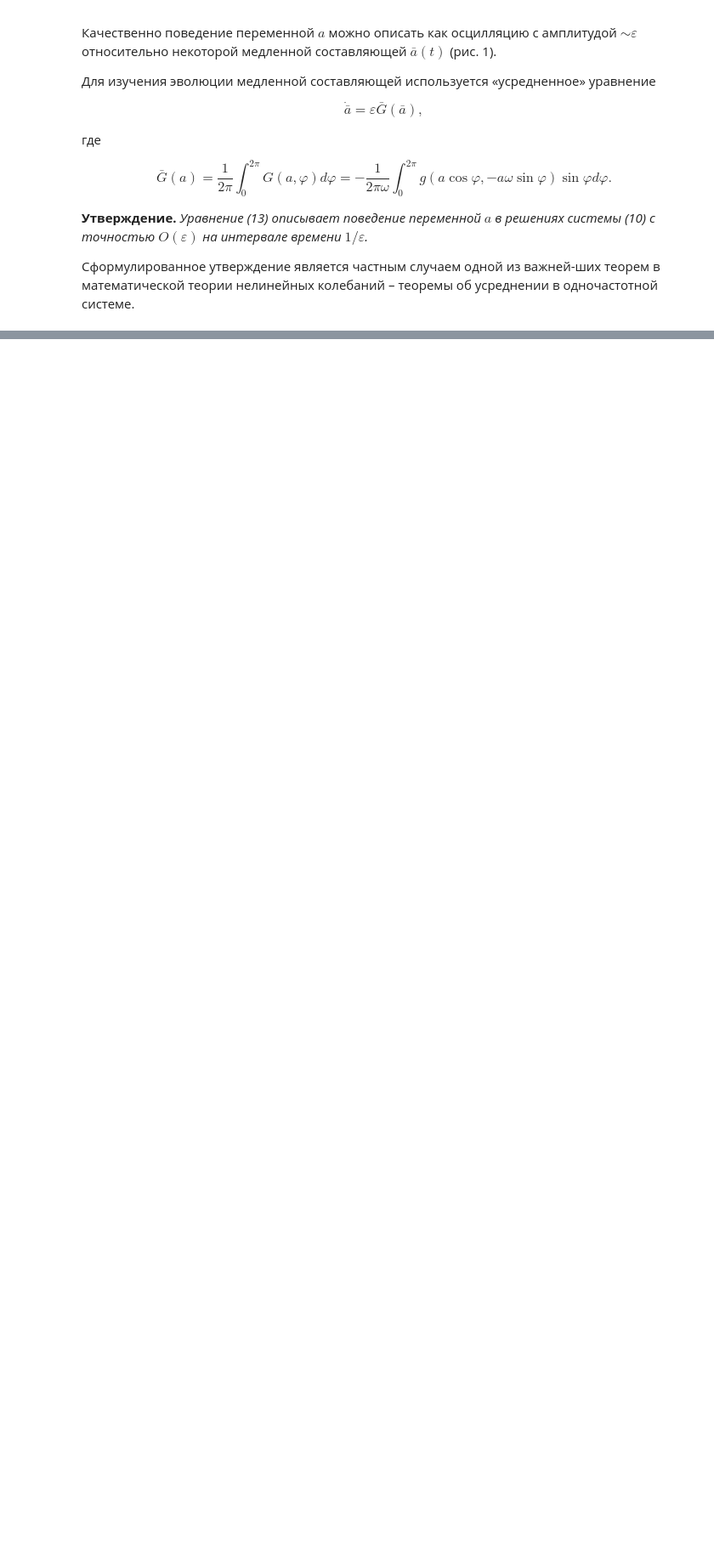
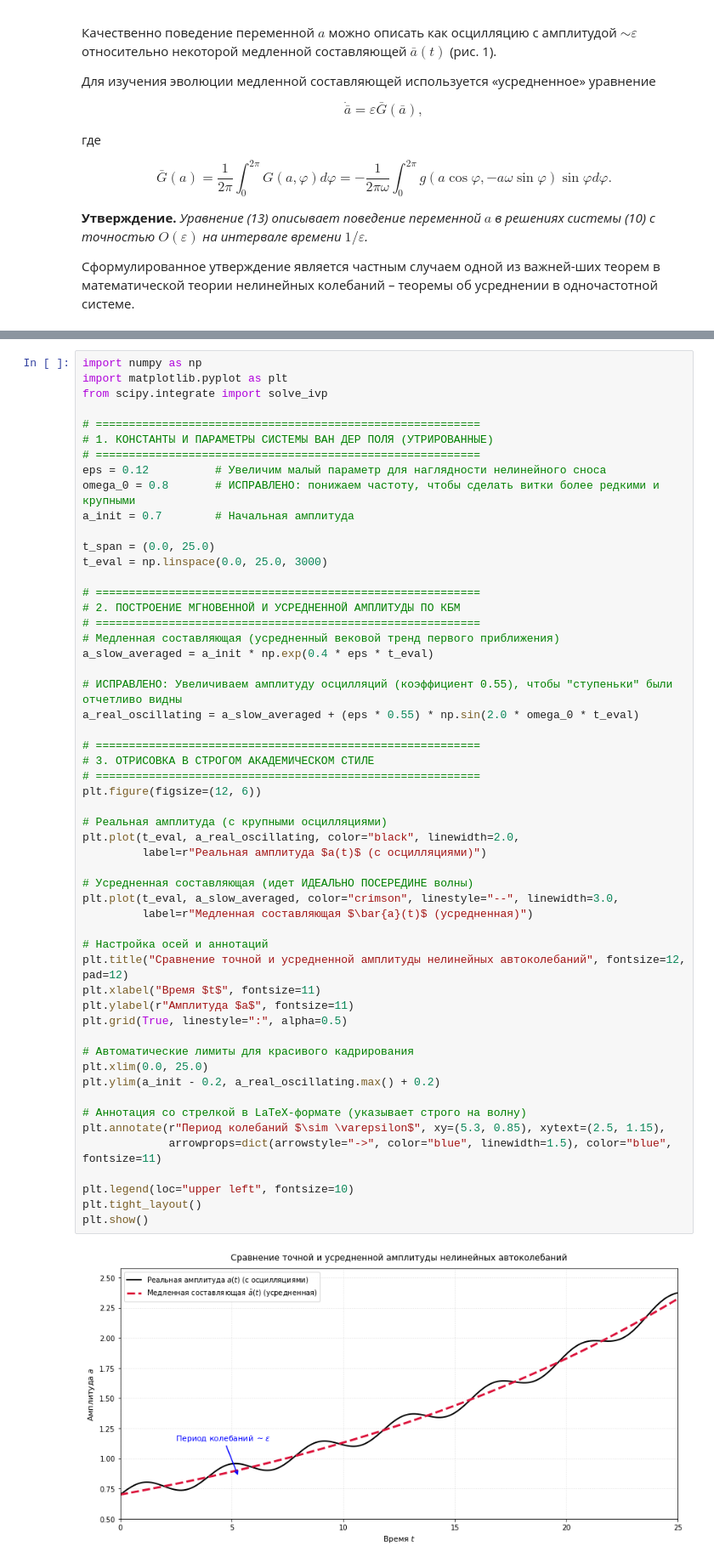
Before and after one commit to DPritykin/nonlinear-dynamics, a Jupyter notebook: Spring Term/2 Малые возмущения и колебания в консервативных системах.ipynb, the cells around one changed output, grey strips where cells are left out. Shown at 85% size. Cells and saved outputs as stored; diff of their text form; blank space fills up the shorter version.

```diff
--- a/Spring Term/2 Малые возмущения и колебания в консервативных системах.ipynb
+++ b/Spring Term/2 Малые возмущения и колебания в консервативных системах.ipynb
@@ -202,3 +102,59 @@ plt.show()
+# %%
+import numpy as np
+import matplotlib.pyplot as plt
+from scipy.integrate import solve_ivp
+
+# ==========================================================
+# 1. КОНСТАНТЫ И ПАРАМЕТРЫ СИСТЕМЫ ВАН ДЕР ПОЛЯ (УТРИРОВАННЫЕ)
+# ==========================================================
+eps = 0.12          # Увеличим малый параметр для наглядности нелинейного сноса
+omega_0 = 0.8       # ИСПРАВЛЕНО: понижаем частоту, чтобы сделать витки более редкими и крупными
+a_init = 0.7        # Начальная амплитуда
+
+t_span = (0.0, 25.0)
+t_eval = np.linspace(0.0, 25.0, 3000)
+
+# ==========================================================
+# 2. ПОСТРОЕНИЕ МГНОВЕННОЙ И УСРЕДНЕННОЙ АМПЛИТУДЫ ПО КБМ
+# ==========================================================
+# Медленная составляющая (усредненный вековой тренд первого приближения)
+a_slow_averaged = a_init * np.exp(0.4 * eps * t_eval)
+
+# ИСПРАВЛЕНО: Увеличиваем амплитуду осцилляций (коэффициент 0.55), чтобы "ступеньки" были отчетливо видны
+a_real_oscillating = a_slow_averaged + (eps * 0.55) * np.sin(2.0 * omega_0 * t_eval)
+
+# ==========================================================
+# 3. ОТРИСОВКА В СТРОГОМ АКАДЕМИЧЕСКОМ СТИЛЕ
+# ==========================================================
+plt.figure(figsize=(12, 6))
+
+# Реальная амплитуда (с крупными осцилляциями)
+plt.plot(t_eval, a_real_oscillating, color="black", linewidth=2.0,
+         label=r"Реальная амплитуда $a(t)$ (с осцилляциями)")
+
+# Усредненная составляющая (идет ИДЕАЛЬНО ПОСЕРЕДИНЕ волны)
+plt.plot(t_eval, a_slow_averaged, color="crimson", linestyle="--", linewidth=3.0,
+         label=r"Медленная составляющая $\bar{a}(t)$ (усредненная)")
+
+# Настройка осей и аннотаций
+plt.title("Сравнение точной и усредненной амплитуды нелинейных автоколебаний", fontsize=12, pad=12)
+plt.xlabel("Время $t$", fontsize=11)
+plt.ylabel(r"Амплитуда $a$", fontsize=11)
+plt.grid(True, linestyle=":", alpha=0.5)
+
+# Автоматические лимиты для красивого кадрирования
+plt.xlim(0.0, 25.0)
+plt.ylim(a_init - 0.2, a_real_oscillating.max() + 0.2)
+
+# Аннотация со стрелкой в LaTeX-формате (указывает строго на волну)
+plt.annotate(r"Период колебаний $\sim \varepsilon$", xy=(5.3, 0.85), xytext=(2.5, 1.15),
+             arrowprops=dict(arrowstyle="->", color="blue", linewidth=1.5), color="blue", fontsize=11)
+
+plt.legend(loc="upper left", fontsize=10)
+plt.tight_layout()
+plt.show()
+# %% [output]
+[figure, added]
 # %% [markdown]
 Неподвижным точкам уравнения (13) соответствуют периодические движения изучаемой квазилинейной системы. Пусть $a_*$ обозначает такое значение медленной переменной, что $\bar{G}(a_*) = 0$. В этом случае в данной системе существует стационарный колебательный режим (*предельный цикл*) – режим колебаний с неизменной амплитудой, равной $a_*$ с точностью $\sim \varepsilon$.
 
```
Also changed, not shown: parts of 2 cells of this notebook, 3 other files.
